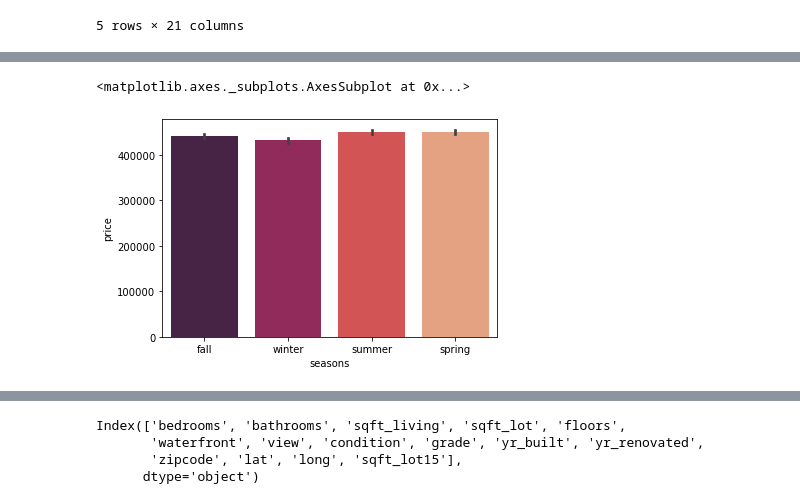
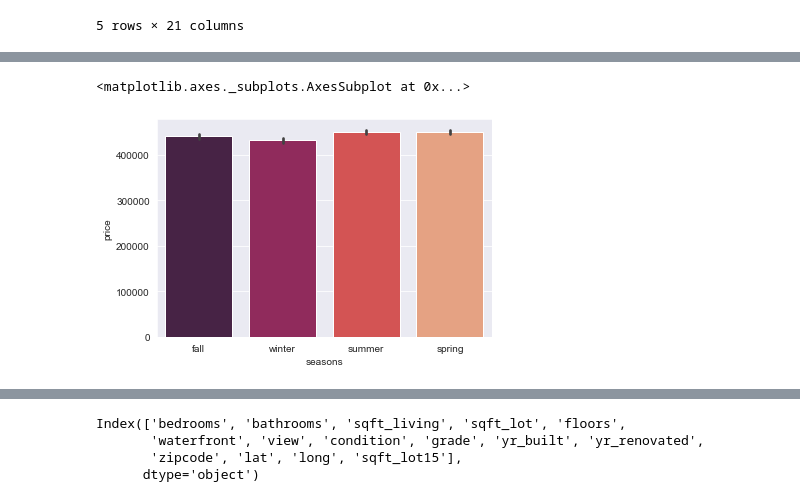
Before and after one commit to Aper012/dsc-phase-2-project, a Jupyter notebook: Project2.ipynb, the cells around one changed output, grey strips where cells are left out. Drawn from its saved outputs; the diff is of its cells as text; code cells hidden in the pictures.

```diff
--- a/Project2.ipynb
+++ b/Project2.ipynb
@@ -387,10 +392,11 @@ df_seasons.head()
 | 3 | winter | 604000.0 | 4 | 3.00 | 1960 | 5 | 1965 | 47.5208 | -122.393 | 12 | ... |
 | 4 | winter | 510000.0 | 3 | 2.00 | 1680 | 3 | 1987 | 47.6168 | -122.045 | 2 | ... |
 # %%
+sns.set_style('darkgrid')
 sns.barplot(x = 'seasons', y = 'price', data = df_seasons, palette = 'rocket')
 # %% [output]
 <matplotlib.axes._subplots.AxesSubplot at 0x...>
-[figure, old version]
+[figure, new version]
 # %%
 # it looks like the best time to buy a house would be in the winter with the lower house prices
 #
```
Also changed, not shown: parts of 27 cells of this notebook.
